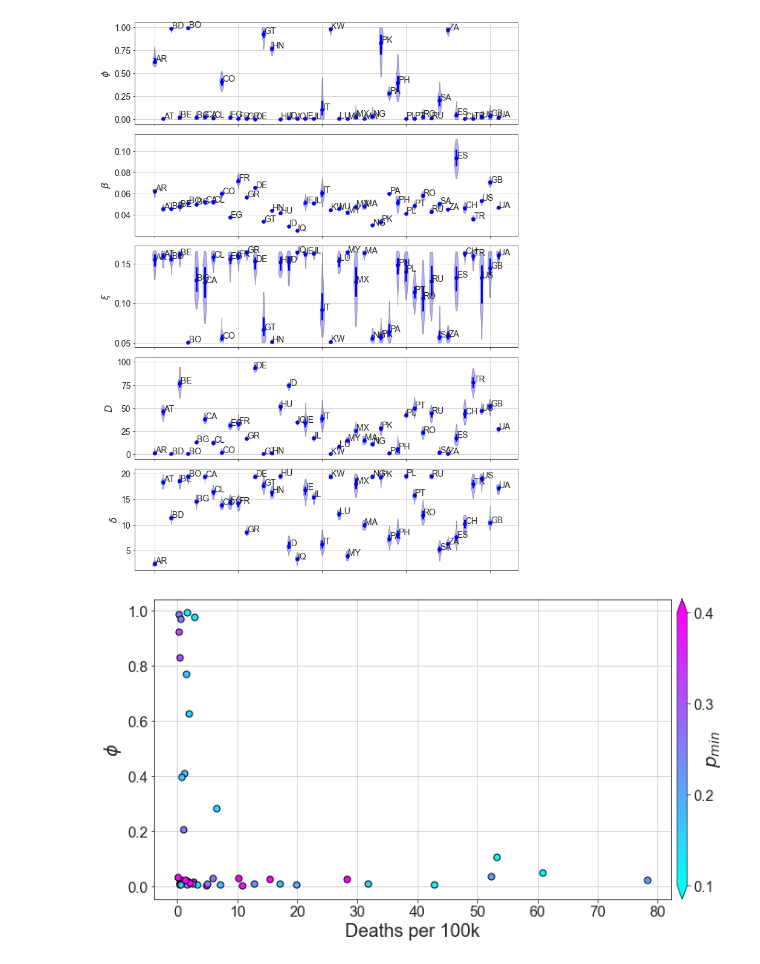
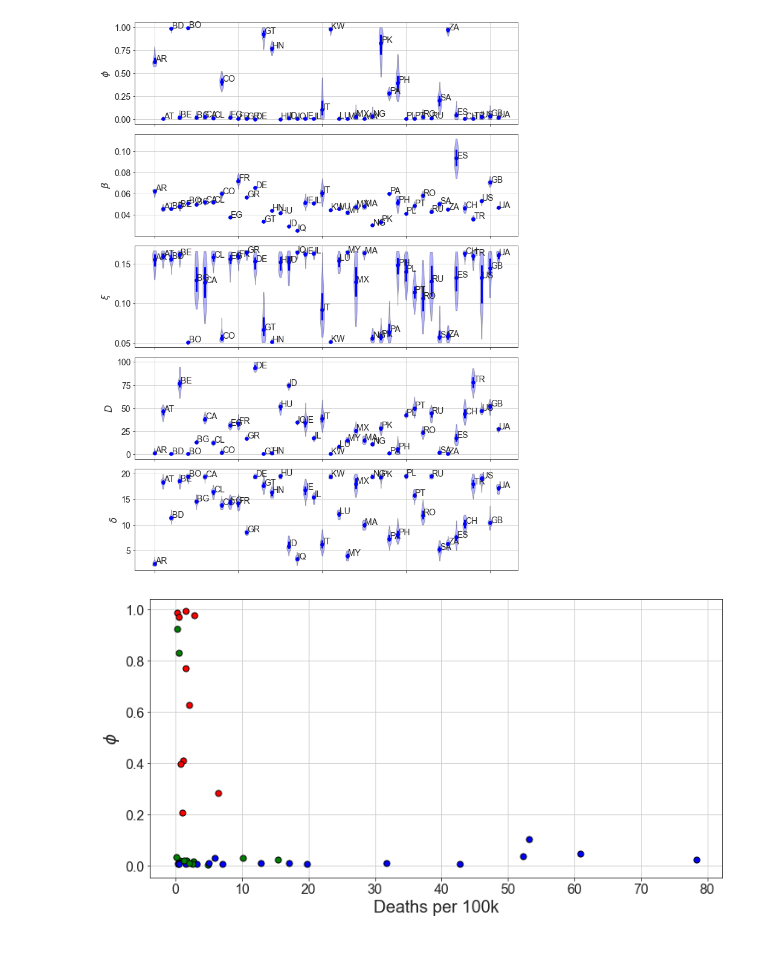
Before and after one commit to PabloValgaRuiz/frontiers23, a Jupyter notebook: notebooks/general_plots.ipynb, the cells around one changed output. Saved outputs shown, nothing was run; the diff lists cells and outputs as text; code cells hidden in the pictures.

Commit message:
Supplementary figures

```diff
--- a/notebooks/general_plots.ipynb
+++ b/notebooks/general_plots.ipynb
@@ -269,6 +264,7 @@ array([231.33905135,   0.73504776])
 # %%
 GDPpC = pd.read_csv(data_path + 'GDPPerCapita.csv', index_col='Country_code')
 
+sns.set_style('ticks')
 
 fig,ax = plt.subplots(figsize=(16,6))
 # for i,Country_code in enumerate(['ES', 'IT', 'CO', 'FR', 'US', 'UK']):
@@ -293,14 +289,15 @@ for i,Country_code in enumerate(country_list):
     sum_dead = dead_obs['dead'].sum()
     badness = (np.abs(diff).sum())/sum_dead
 
-    ax.scatter(np.log(sum_dead), badness, color='k')
-    ax.text(np.log(sum_dead), badness, s=Country_code)
-    # ax.set_ylim(0,100)
+    ax.scatter(i, badness, color='k')
+    ax.text(i, badness + 0.019, s=Country_code, fontsize=14)
+    ax.set_ylim(0,0.9)
     # ax.set_xlim(0,9)
     pd_mins.loc[Country_code] = mobility['mobility'].min()
 
 ax.tick_params(labelsize=14)
-
+ax.set_xticks([])
+ax.grid(axis='y')
 #ERR = sum(log(y_rep - y_obs))
 
 #badness = ERR/log(y_obs.max)
@@ -431,6 +425,11 @@ fig.tight_layout(h_pad=1, w_pad=0.4)
 # fig.savefig('figures/params_countries.pdf', dpi=300, bbox_inches='tight')
 # %% [output]
 [figure]
+# %%
+group_1 = ['BO', 'KW', 'BD', 'ZA', 'HN', 'AR', 'PH', 'CO', 'PA', 'SA']
+group_2 = ['IT', 'ES', 'FR', 'IL', 'IE', 'LU', 'AT', 'GB', 'PT', 'CH', 'MA', 'MY', 'GR', 'BE', 'RO', 'TR']
+group_3 = ['US','DE']
+group_3 = [country for country in country_list if country not in group_1 + group_2]
 # %%
 GDPpC = pd.read_csv(data_path + 'GDPPerCapita.csv', index_col='Country_code')
 
@@ -465,46 +464,51 @@ for i,Country_code in enumerate(country_list):
     inds = [GDPpC['GDP Per Capita'].loc[Country_code]]
     deaths_per_capita = dead_obs['dead'].sum() / country_populations['pop2020'].loc[Country_code]
 
-    # if((badness > 0.4) or (deaths_per_capita < 1e-010)):
-    #     continue
+    if((badness º> 0.4) or (deaths_per_capita < 1e-010)):
+        continue
 
     median_beta = np.percentile(values['beta'].iloc[:n_values], [25, 50, 75], axis=0)
     median_permeability = np.percentile(values['permeability'].iloc[:n_values], 50, axis=0)
 
     mobility_min, mobility_max = 0.1,0.4 # 0.082,0.55
-    if (mobility['mobility'].min() < mobility_min):
-        color = colormap(0)
-    elif (mobility['mobility'].min() > mobility_max):
-        color = colormap(1.01)
+    # if (mobility['mobility'].min() < mobility_min):
+    #     color = colormap(0)
+    # elif (mobility['mobility'].min() > mobility_max):
+    #     color = colormap(1.01)
+    # else:
+    #     color = colormap((mobility['mobility'].min() - mobility_min) / (mobility_max - mobility_min))
+    if(Country_code in group_1):
+        color = 'red'
+    elif(Country_code in group_2):
+        color = 'blue'
     else:
-        color = colormap((mobility['mobility'].min() - mobility_min) / (mobility_max - mobility_min))
-
+        color = 'green'
     ax.scatter(deaths_per_capita, median_permeability, marker='o', color=color, s=50, zorder=3, alpha = 1, edgecolors='black')
 
 
     # ax.text(inds[0]+1000, medians, s=Country_code, fontsize=14, alpha=1)
 
 country_values = country_values[['median', 'PIBPC', 'deathspc']].astype(float).dropna()
 
 # ax.set_ylim(-0.05,1.05)
 # ax.set_xlim(1000,100000)
 
 ax.set_xlabel(r'Deaths per 100k', fontsize=20)
 ax.set_ylabel(r'$\phi$', fontsize=20)
 ax.tick_params(labelsize=16)
 
 ax.set_xticklabels(["{i:.0f}".format(i=i*100000) for i in ax.get_xticks()])
 
 ax.grid()
 
-norm = plt.Normalize(vmin=0.1,vmax=0.4)
-cbar = plt.colorbar(mpl.cm.ScalarMappable(norm=norm, cmap=colormap), ax=ax, ticks=[0.1,0.2,0.3,0.4], extend='both', pad=0.01, aspect=30)
-cbar.ax.set_yticklabels(['0.1','0.2','0.3','0.4'], fontsize=16)
-cbar.set_label(r'$p_{min}$', fontsize=20, labelpad=-10)
+# norm = plt.Normalize(vmin=0.1,vmax=0.4)
+# cbar = plt.colorbar(mpl.cm.ScalarMappable(norm=norm, cmap=colormap), ax=ax, ticks=[0.1,0.2,0.3,0.4], extend='both', pad=0.01, aspect=30)
+# cbar.ax.set_yticklabels(['0.1','0.2','0.3','0.4'], fontsize=16)
+# cbar.set_label(r'$p_{min}$', fontsize=20, labelpad=-10)
 
 # fig.savefig('figures/permeability.pdf', dpi=200, bbox_inches='tight')
 # %% [output]
-[figure, old version]
+[figure, new version]
 # %%
 GDPpC = pd.read_csv(data_path + 'GDPPerCapita.csv', index_col='Country_code')
 n_values = 100
```
Also changed, not shown: parts of 9 cells of this notebook, 2 other files.
